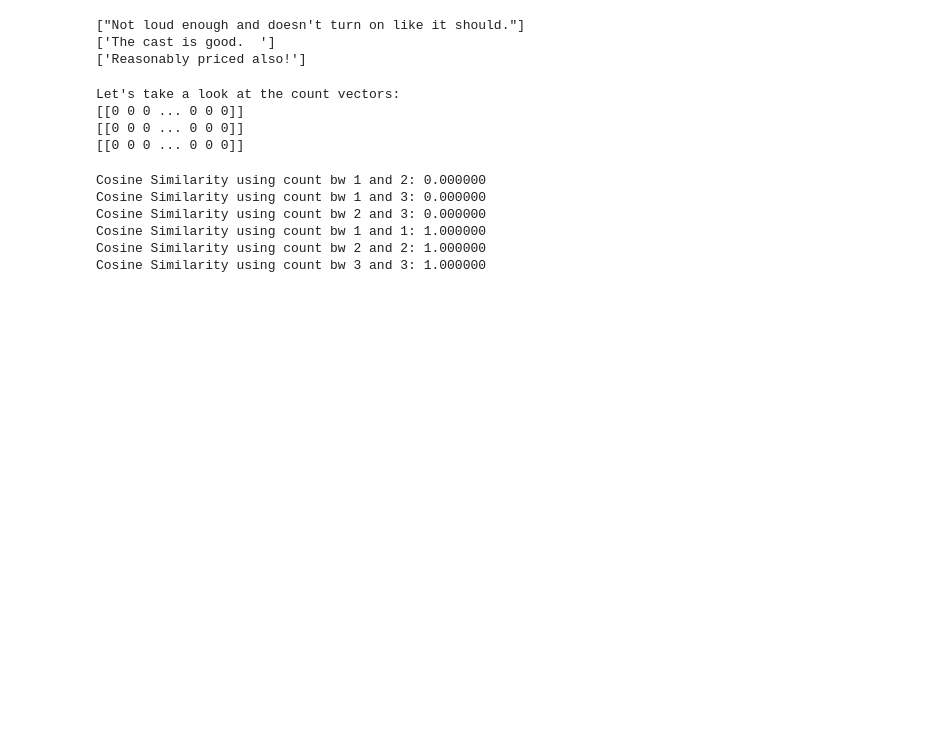
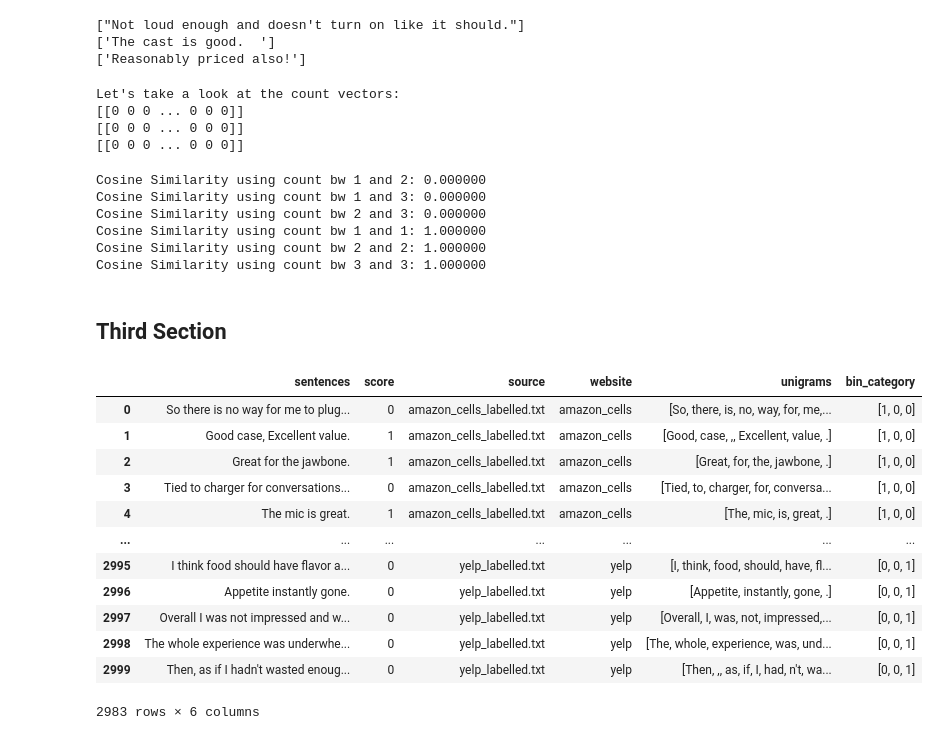
Before and after one commit to jessie1130/DM2023-Lab1-Master, a Jupyter notebook: Homework/DM2023-Lab1-Homework.ipynb, the cells around one changed output. Saved outputs shown, nothing was run; the diff lists cells and outputs as text; code cells hidden in the pictures; blank space fills up the shorter version.

Commit message:
start third section

```diff
--- a/Homework/DM2023-Lab1-Homework.ipynb
+++ b/Homework/DM2023-Lab1-Homework.ipynb
@@ -1055,3 +1050,21 @@ Cosine Similarity using count bw 2 and 3: 0.000000
 Cosine Similarity using count bw 1 and 1: 1.000000
 Cosine Similarity using count bw 2 and 2: 1.000000
 Cosine Similarity using count bw 3 and 3: 1.000000
+# %% [markdown]
+## Third Section
+# %%
+display(comment)
+# %% [output]
+|  | sentences | score | source | website | unigrams | bin_category |
+| 0 | So there is no way for me to plug... | 0 | amazon_cells_labelled.txt | amazon_cells | [So, there, is, no, way, for, me,... | [1, 0, 0] |
+| 1 | Good case, Excellent value. | 1 | amazon_cells_labelled.txt | amazon_cells | [Good, case, ,, Excellent, value, .] | [1, 0, 0] |
+| 2 | Great for the jawbone. | 1 | amazon_cells_labelled.txt | amazon_cells | [Great, for, the, jawbone, .] | [1, 0, 0] |
+| 3 | Tied to charger for conversations... | 0 | amazon_cells_labelled.txt | amazon_cells | [Tied, to, charger, for, conversa... | [1, 0, 0] |
+| 4 | The mic is great. | 1 | amazon_cells_labelled.txt | amazon_cells | [The, mic, is, great, .] | [1, 0, 0] |
+| ... | ... | ... | ... | ... | ... | ... |
+| 2995 | I think food should have flavor a... | 0 | yelp_labelled.txt | yelp | [I, think, food, should, have, fl... | [0, 0, 1] |
+| 2996 | Appetite instantly gone. | 0 | yelp_labelled.txt | yelp | [Appetite, instantly, gone, .] | [0, 0, 1] |
+| 2997 | Overall I was not impressed and w... | 0 | yelp_labelled.txt | yelp | [Overall, I, was, not, impressed,... | [0, 0, 1] |
+| 2998 | The whole experience was underwhe... | 0 | yelp_labelled.txt | yelp | [The, whole, experience, was, und... | [0, 0, 1] |
+| 2999 | Then, as if I hadn't wasted enoug... | 0 | yelp_labelled.txt | yelp | [Then, ,, as, if, I, had, n't, wa... | [0, 0, 1] |
+2983 rows × 6 columns
```
Also changed, not shown: parts of 4 cells of this notebook, 1 other file.
